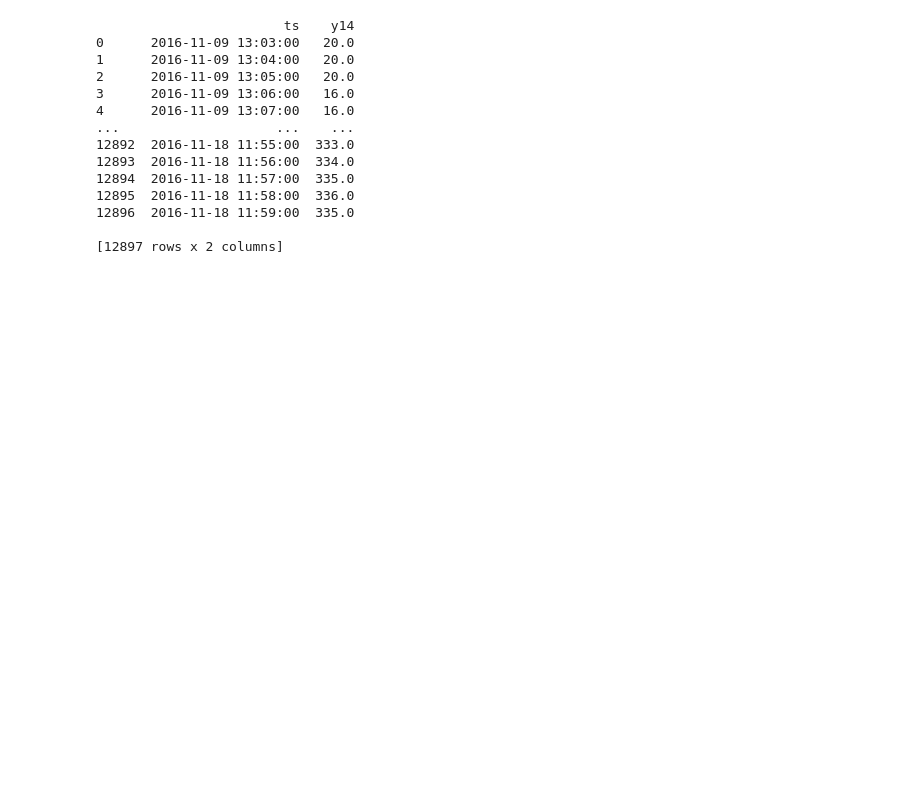
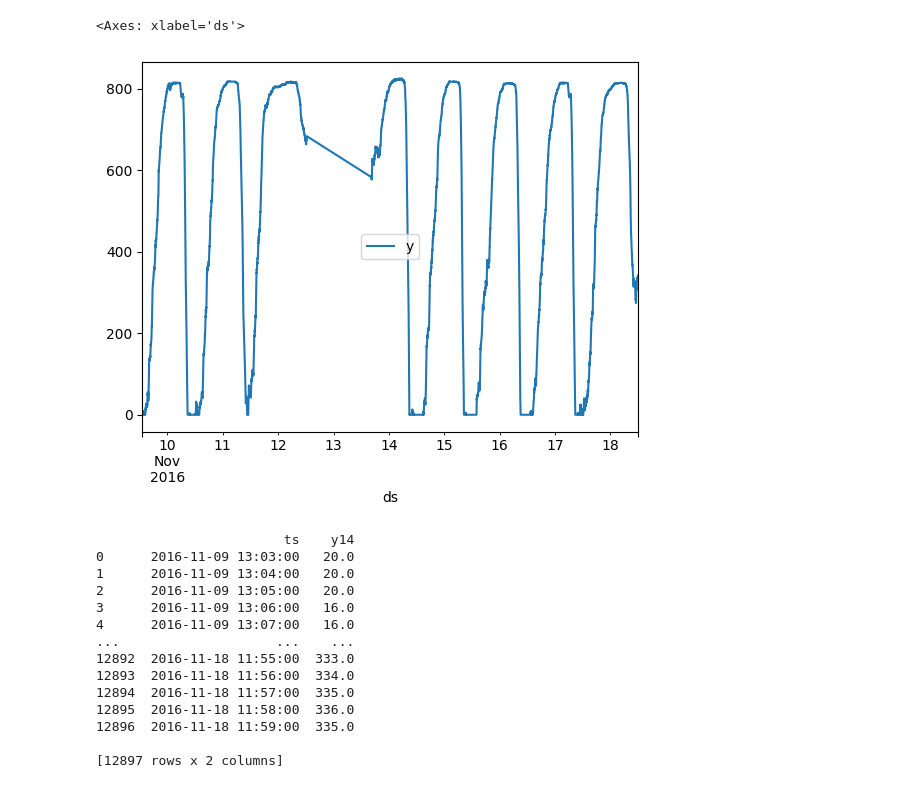
Before and after one commit to eugene0628/parking-predictor, a Jupyter notebook: ml-model/ParkingPredictNB.ipynb, the cells around one changed output. Drawn from its saved outputs; the diff is of its cells as text; code cells hidden in the pictures; blank space fills up the shorter version.

```diff
--- a/ml-model/ParkingPredictNB.ipynb
+++ b/ml-model/ParkingPredictNB.ipynb
@@ -46,5 +31,9 @@ print(data1)
 # %%
 path2 = 'Sign12_full_fitted.csv'
 data2 = pd.read_csv(path2, usecols=[0,1], header=0)
+data2['ts'] = pd.to_datetime(data2['ts'])
+data2['unique_id'] = 'garage1'
+data2 = data2.rename(columns={'ts': 'ds', 'y12': 'y'})
 print(data2)
+data2.plot(x = 'ds', y = 'y')
 # %% [output]
@@ -65,3 +54,5 @@ print(data2)
+<Axes: xlabel='ds'>
+[figure, added]
 # %%
 path4 = 'Sign14_full_fitted.csv'
 data4 = pd.read_csv(path4, usecols=[0,1], header=0)
```
Also changed, not shown: parts of 8 cells of this notebook.
